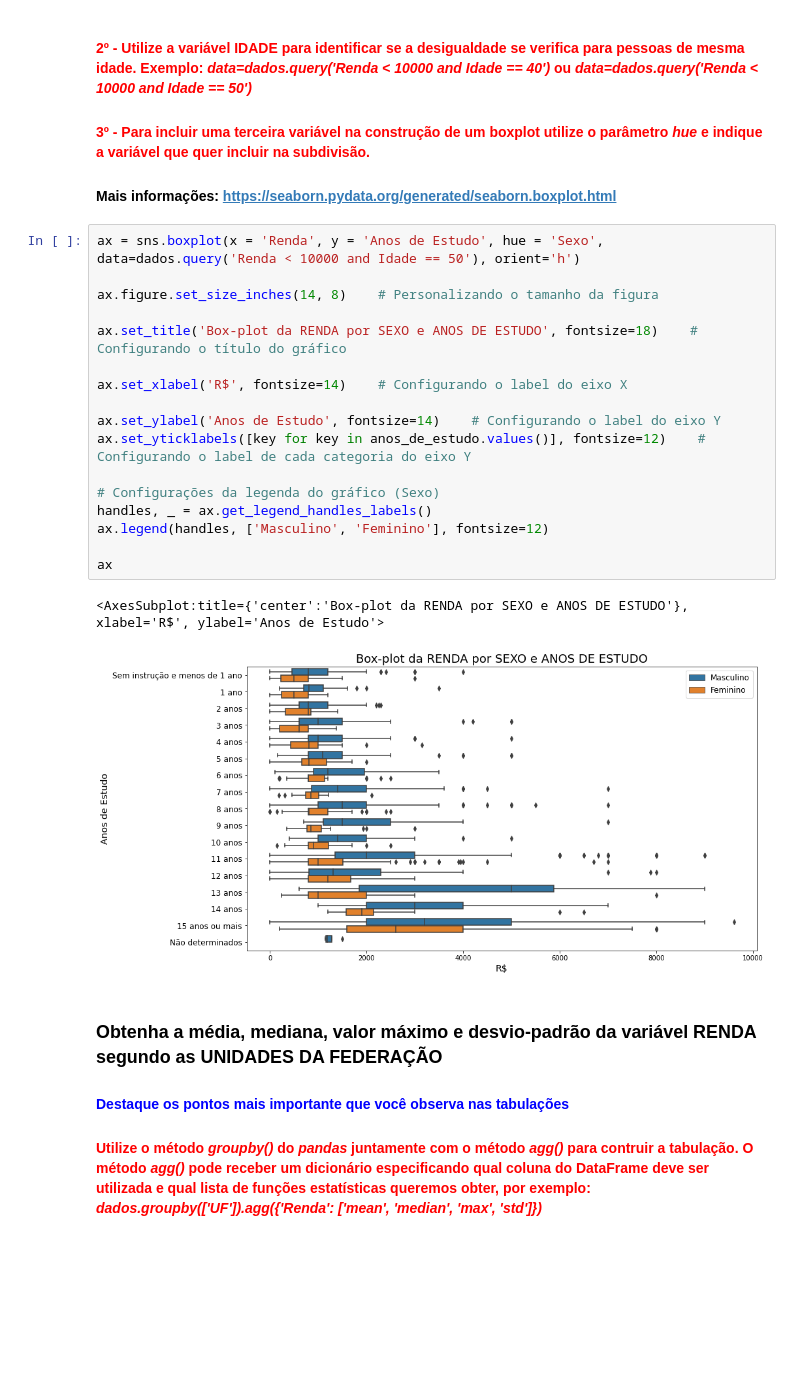
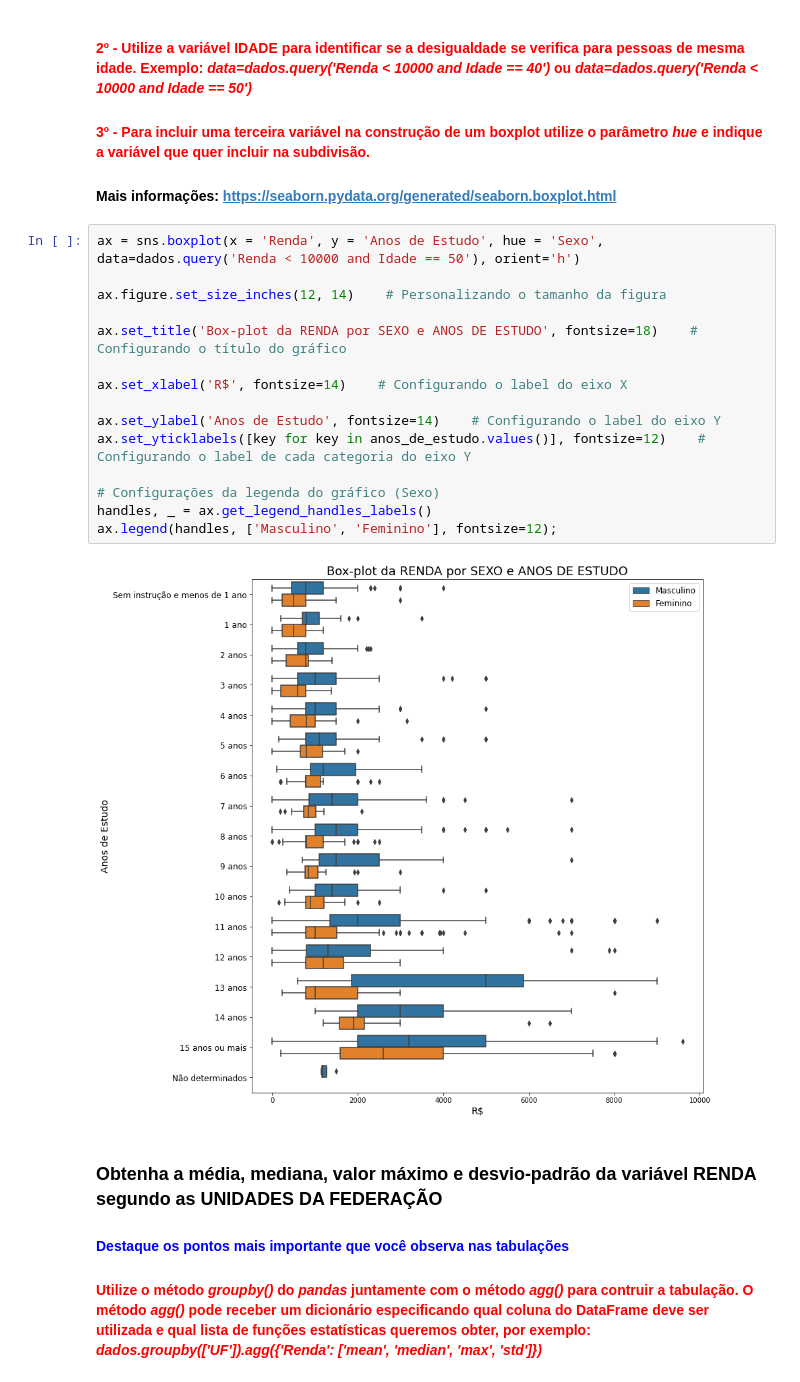
Before and after one commit to dehscardoso/desenvolve-boticario, a Jupyter notebook: Semana 07/Estatística com Python Parte 1 - Frequências e Medidas/Analise_Descritiva.ipynb, the cells around one changed output. Drawn from its saved outputs; the diff is of its cells as text; blank space fills up the shorter version.

```diff
--- a/Semana 07/Estatística com Python Parte 1 - Frequências e Medidas/Analise_Descritiva.ipynb
+++ b/Semana 07/Estatística com Python Parte 1 - Frequências e Medidas/Analise_Descritiva.ipynb
@@ -538,23 +528,20 @@ renda_estatisticas_por_sexo_e_estudo
 # %%
 ax = sns.boxplot(x = 'Renda', y = 'Anos de Estudo', hue = 'Sexo', data=dados.query('Renda < 10000 and Idade == 50'), orient='h')
 
-ax.figure.set_size_inches(14, 8)    # Personalizando o tamanho da figura
+ax.figure.set_size_inches(12, 14)    # Personalizando o tamanho da figura
 
 ax.set_title('Box-plot da RENDA por SEXO e ANOS DE ESTUDO', fontsize=18)    # Configurando o título do gráfico
 
 ax.set_xlabel('R$', fontsize=14)    # Configurando o label do eixo X
 
 ax.set_ylabel('Anos de Estudo', fontsize=14)    # Configurando o label do eixo Y
 ax.set_yticklabels([key for key in anos_de_estudo.values()], fontsize=12)    # Configurando o label de cada categoria do eixo Y
 
 # Configurações da legenda do gráfico (Sexo)
 handles, _ = ax.get_legend_handles_labels()
-ax.legend(handles, ['Masculino', 'Feminino'], fontsize=12)
-
-ax
+ax.legend(handles, ['Masculino', 'Feminino'], fontsize=12);
 # %% [output]
-<AxesSubplot:title={'center':'Box-plot da RENDA por SEXO e ANOS DE ESTUDO'}, xlabel='R$', ylabel='Anos de Estudo'>
-[figure, old version]
+[figure, new version]
 # %% [markdown]
 ### Obtenha a média, mediana, valor máximo e desvio-padrão da variável RENDA segundo as UNIDADES DA FEDERAÇÃO
 #### <font color='blue'>Destaque os pontos mais importante que você observa nas tabulações</font>
```
Also changed, not shown: parts of 9 cells of this notebook, 1 other file.
